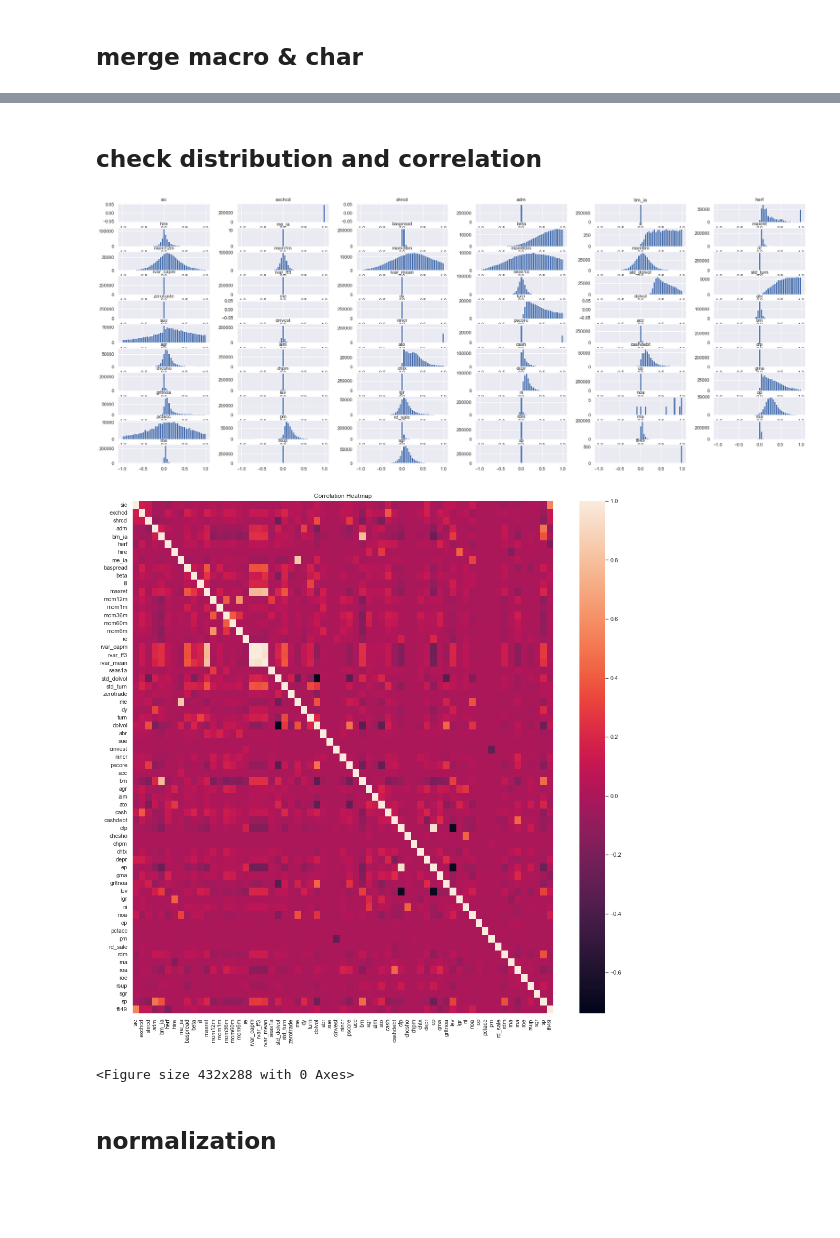
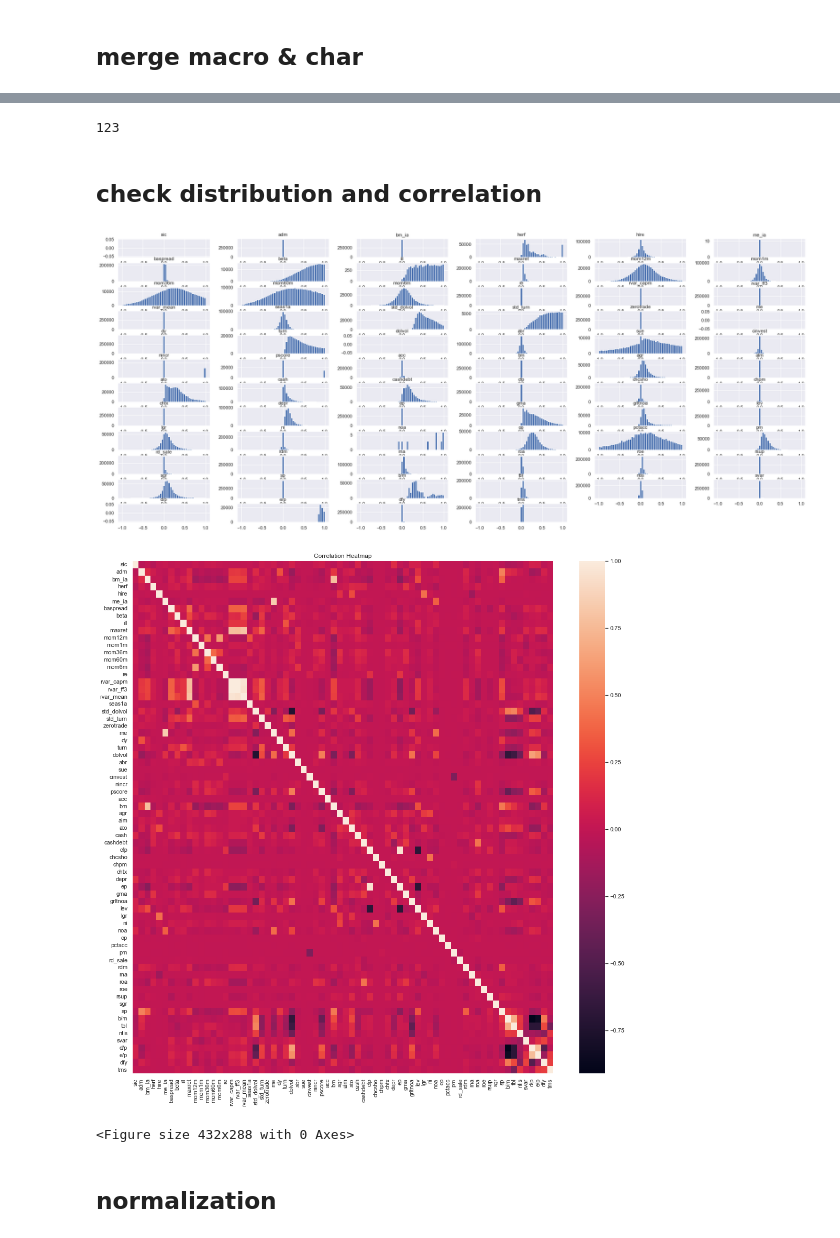
Before and after one commit to shh128/Summer-project-ML, a Jupyter notebook: Neural_Network.ipynb, the cells around one changed output, grey strips where cells are left out. Drawn from its saved outputs; the diff is of its cells as text; code cells hidden in the pictures; blank space fills up the shorter version.

```diff
--- a/Neural_Network.ipynb
+++ b/Neural_Network.ipynb
@@ -113,7 +113,7 @@ len(features)
 ## merge macro & char
 # %%
 raw_df['yyyymm'] = raw_df['date'].dt.strftime('%Y%m').apply(int)
-total_df = pd.merge(raw_df, macro_df, how='left',on='yyyymm')
+total_df = pd.merge(raw_df, macro_df, how='inner',on='yyyymm')
 total_df.drop(columns='yyyymm',inplace=True)
 total_df
 # %% [output]
@@ -132,0 +151,20 @@ total_df
+# %%
+# need to turn some variables to dummy variables
+def get_dummy_col(target_df, col_names):
+    """turn the cols into multiple cols containing dummy variables, then drop the original columns
+
+    Args:
+        target_df (pandas dataframe): target dataframe
+        col_names (list): list of columns that need to be turned into dummy variables
+    """
+    for col in col_names:
+        tmp_dummies = pd.get_dummies(target_df[col]).rename(columns=lambda x: f'{col}_' + str(x))
+        target_df = pd.concat([target_df, tmp_dummies], axis=1)
+        target_df.drop(col, inplace=True, axis = 1)
+    return target_df
+dummy_col_list = ['ffi49', 'shrcd', 'exchcd']
+total_df = get_dummy_col(total_df, dummy_col_list)
+# %%
+total_df.set_index('date', inplace=True)
+total_df.sort_values(by=['permno','date'])
+total_df
@@ -133,20 +177,28 @@ total_df
+# %%
+# set character features list
+features_list = total_df.columns.tolist()
+remove_list = {'gvkey', 'permno', 'ret'}
+features_list = [ele for ele in features_list if ele not in remove_list]
+len(features_list)
+# %% [output]
+123
 # %% [markdown]
 ## check distribution and correlation
 # %%
 fig, ax = plt.subplots()
 fig.set_figheight(30)
 fig.set_figwidth(30)
-total_df[features].hist(layout=(28, 6), bins=np.linspace(-1,1,50), ax=ax);
+total_df[features_list[:70]].hist(layout=(28, 6), bins=np.linspace(-1,1,50), ax=ax);
 # %% [output]
-[figure, old version]
+[figure, new version]
 # %%
 plt.figure(figsize = (18,18))
-sns.heatmap(data=total_df[features].corr())
+sns.heatmap(data=total_df[features_list[:70]].corr())
 plt.title('Correlation Heatmap')
 plt.show()
 plt.gcf().clear()
 # %% [output]
-[figure, old version]
+[figure, new version]
 <Figure size 432x288 with 0 Axes>
 # %% [markdown]
 ## normalization
```
Also changed, not shown: parts of 44 cells of this notebook.
